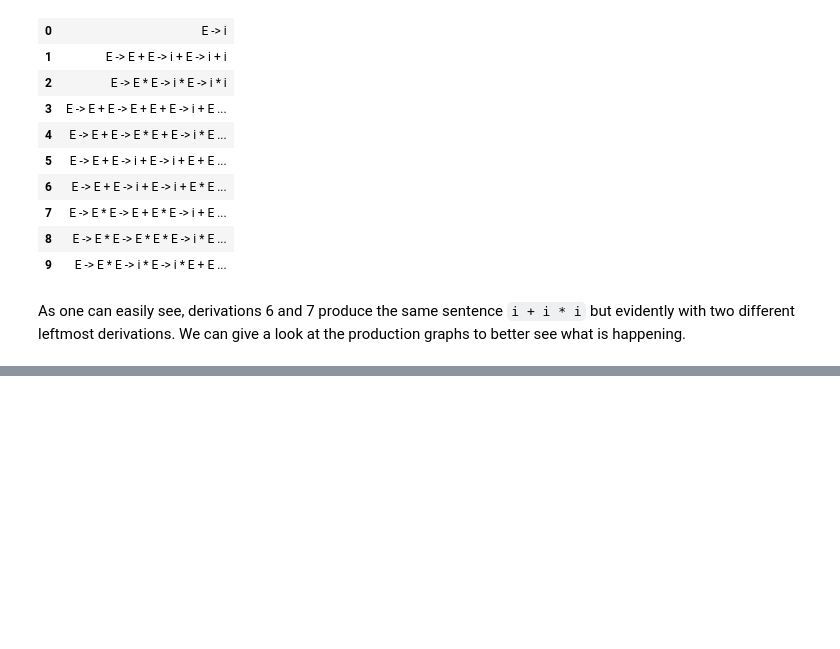
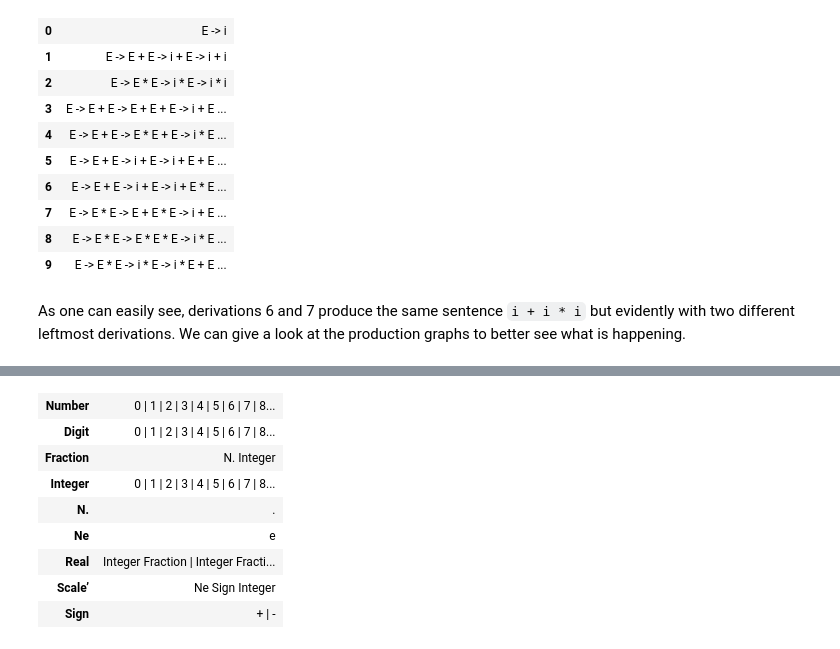
Before and after one commit to let-unimi/liblet, a Jupyter notebook: docs/examples.ipynb, the cells around one changed output, grey strips where cells are left out. Saved outputs shown, nothing was run; the diff lists cells and outputs as text; code cells hidden in the pictures; blank space fills up the shorter version.

```diff
--- a/docs/examples.ipynb
+++ b/docs/examples.ipynb
@@ -136,0 +327,4 @@ side_by_side(ProductionGraph(D[6]), ProductionGraph(D[7]))
+# %%
+Gorig = G
+G = remove_unproductive_unreachable(eliminate_ε_rules(G))
+prods2table(G)
@@ -136,0 +342,12 @@ side_by_side(ProductionGraph(D[6]), ProductionGraph(D[7]))
+# %%
+def eliminate_unit_rules(G):
+    @closure
+    def clean(G_seen):
+        G, seen = G_seen
+        for P in set(filter(Production.such_that(rhs_len = 1), G.P)) - seen:
+            A, (B, ) = P
+            if B in G.N:
+                prods = (set(G.P) | {Production(A, α) for α in G.alternatives(B)}) - {P}
+                return Grammar(G.N, G.T, prods, G.S), seen | {P}
+        return G, seen
+    return clean((G, set()))[0]
@@ -136,0 +388,13 @@ side_by_side(ProductionGraph(D[6]), ProductionGraph(D[7]))
+# %%
+G = transform_nonsolitary(G)
+prods2table(G)
+# %% [output]
+| Number | 0 | 1 | 2 | 3 | 4 | 5 | 6 | 7 | 8... |
+| Digit | 0 | 1 | 2 | 3 | 4 | 5 | 6 | 7 | 8... |
+| Fraction | N. Integer |
+| Integer | 0 | 1 | 2 | 3 | 4 | 5 | 6 | 7 | 8... |
+| N. | . |
+| Ne | e |
+| Real | Integer Fraction | Integer Fracti... |
+| Scale’ | Ne Sign Integer |
+| Sign | + | - |
```
Also changed, not shown: parts of 63 cells of this notebook, 5 other files.
